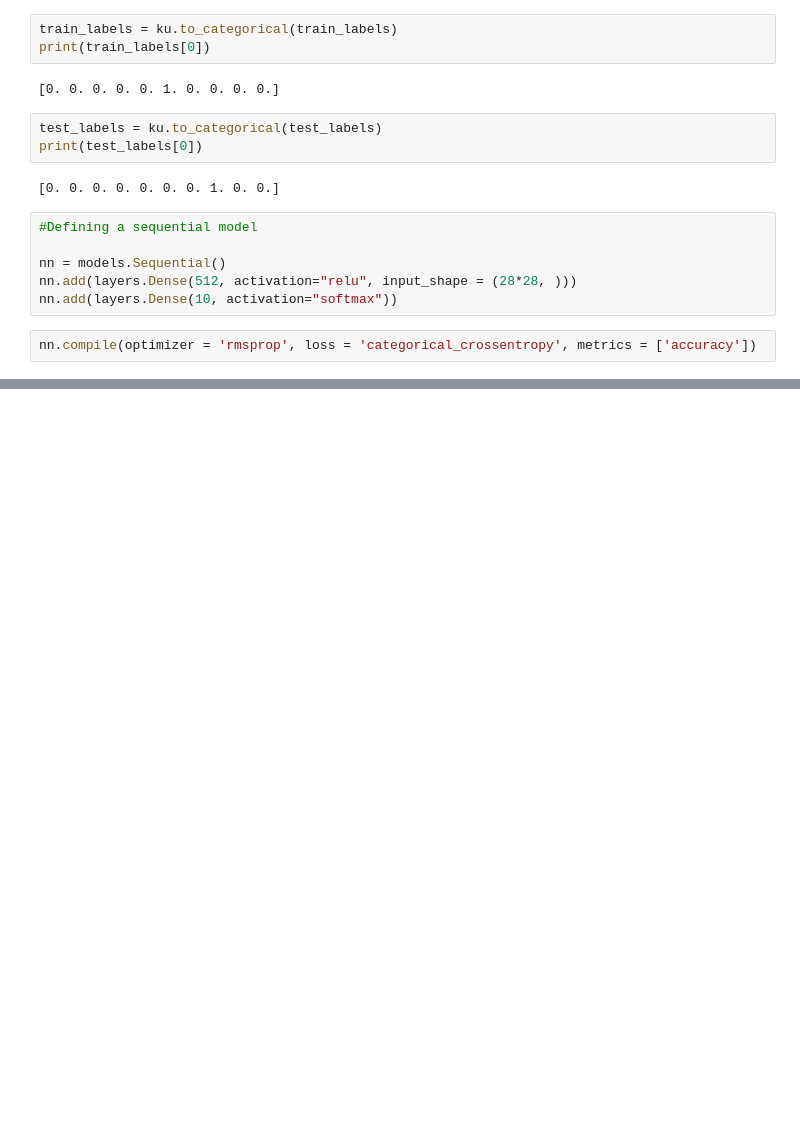
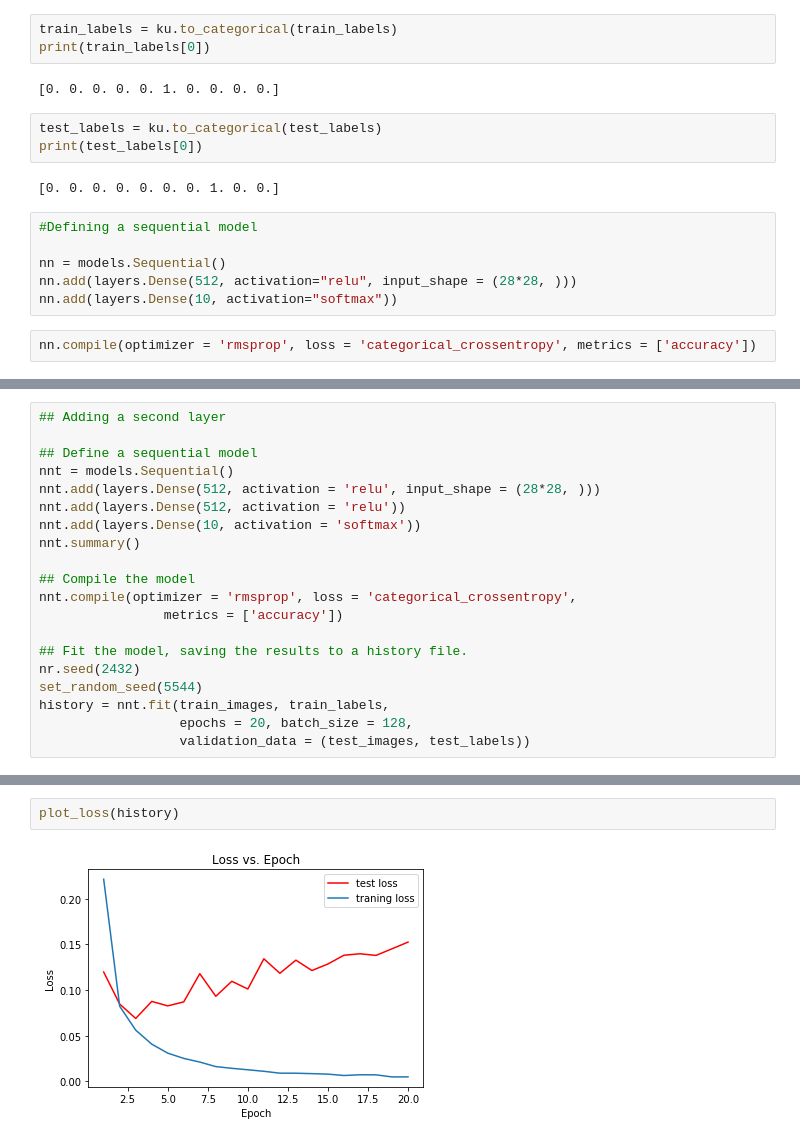
Before and after one commit to IMabuza/handwritten_digits_classification, a Jupyter notebook: handwritten_digits_classification.ipynb, the cells around one changed output, grey strips where cells are left out. Drawn from its saved outputs; the diff is of its cells as text; blank space fills up the shorter version.

```diff
--- a/handwritten_digits_classification.ipynb
+++ b/handwritten_digits_classification.ipynb
@@ -122,0 +226,20 @@ nn.evaluate(test_images, test_labels)
+# %%
+## Adding a second layer
+
+## Define a sequential model
+nnt = models.Sequential()
+nnt.add(layers.Dense(512, activation = 'relu', input_shape = (28*28, )))
+nnt.add(layers.Dense(512, activation = 'relu'))
+nnt.add(layers.Dense(10, activation = 'softmax'))
+nnt.summary()
+
+## Compile the model
+nnt.compile(optimizer = 'rmsprop', loss = 'categorical_crossentropy',
+                metrics = ['accuracy'])
+
+## Fit the model, saving the results to a history file.
+nr.seed(2432)
+set_random_seed(5544)
+history = nnt.fit(train_images, train_labels,
+                  epochs = 20, batch_size = 128,
+                  validation_data = (test_images, test_labels))
@@ -122,0 +264,4 @@ nn.evaluate(test_images, test_labels)
+# %%
+plot_loss(history)
+# %% [output]
+[figure, added]
```
Also changed, not shown: parts of 10 cells of this notebook.
